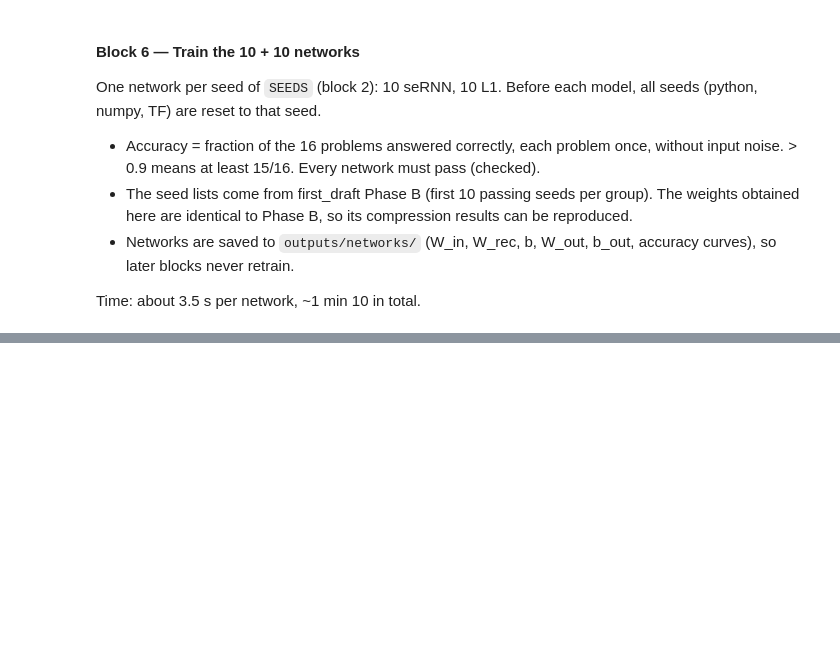
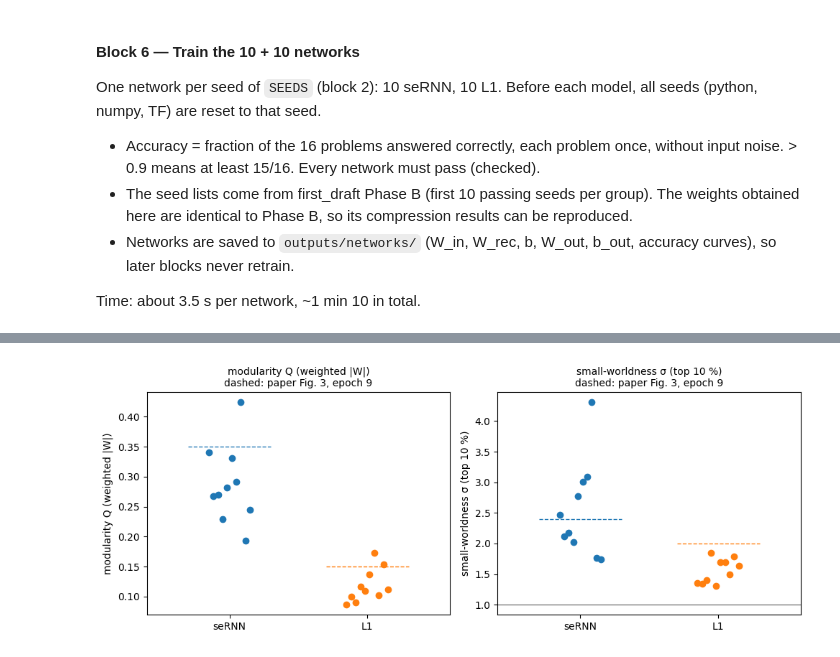
Before and after one commit to ramosleandre/Spatial_Compressibility, a Jupyter notebook: spatial_compressibility.ipynb, the cells around one changed output, grey strips where cells are left out. Cells and saved outputs as stored; diff of their text form; code cells hidden in the pictures; blank space fills up the shorter version.

```diff
--- a/spatial_compressibility.ipynb
+++ b/spatial_compressibility.ipynb
@@ -60,6 +61,12 @@ ACC_MIN = 0.9
 SEEDS = {'seRNN': [2, 5, 7, 10, 11, 13, 15, 22, 25, 31],
          'L1':    [1, 7, 8, 9, 10, 11, 12, 13, 18, 19]}
 
+# Structure of W_rec (block 7b) [PAPER Methods 'Topological analysis']
+TOP_PROP = 0.10        # small-worldness: keep the top 10 % of |w| (diagonal excluded) [PAPER] [DEMO cell 28] [CAPSULE thr = 0.1]
+MOD_GAMMA = 1          # modularity resolution parameter [PAPER] [CAPSULE modularity_und default]
+N_NULL = 1000          # random graphs for small-worldness [PAPER] [DEMO cell 33]
+NULL_SEED = 0
+
 # Where results are written
 OUT_DIR = "outputs"
 
@@ -567,0 +634,75 @@ L1    seed  7   accuracy 0.9375 (15/16)
+# %%
+# Modularity = BCT modularity_und [CAPSULE computing_topology.m], via bctpy.
+# bctpy 0.6.1 crashes with numpy 2 only in its last helper ls2ci (list of modules -> labels): replaced below.
+def ls2ci(ls, zeroindexed=False):
+    """List of modules -> community label of each node (same output as bctpy's ls2ci)."""
+    ci = np.zeros(sum(len(module) for module in ls), dtype=int)
+    for i, module in enumerate(ls):
+        ci[np.array(module, dtype=int)] = i + (0 if zeroindexed else 1)
+    return ci
+bct.algorithms.modularity.ls2ci = ls2ci
+
+def modularity(W):
+    """Q on the full weighted |W|, diagonal included [CAPSULE: modularity_und(abs(W))], made undirected."""
+    A = np.abs(W)
+    ci, Q = bct.modularity_und((A + A.T) / 2, gamma=MOD_GAMMA)
+    return ci, Q
+
+
+def binarise(W):
+    """For small-worldness: top TOP_PROP of |W| -> 1, rest -> 0, diagonal removed [PAPER] (bct.threshold_proportional = [CAPSULE]).
+    Undirected: i-j connected if either direction is kept."""
+    A = bct.threshold_proportional(np.abs(W), TOP_PROP)
+    return ((A + A.T) > 0).astype(float)
+
+def small_worldness(A):
+    """sigma = (C / C_rand) / (L / L_rand), L = 1 / global efficiency [DEMO cell 33].
+    Null: N_NULL random undirected graphs with the same number of nodes and edges [PAPER] [CAPSULE makerandCIJ_und]."""
+    C, E = np.mean(bct.clustering_coef_bu(A)), bct.efficiency_bin(A)
+    n_edges = int(A.sum() / 2)
+    rng = np.random.RandomState(NULL_SEED)
+    C_rand, E_rand = [], []
+    for _ in range(N_NULL):
+        R = bct.makerandCIJ_und(len(A), n_edges, seed=rng)
+        R = R + R.T   # bctpy returns only the upper triangle; MATLAB BCT returns CIJ + CIJ' (symmetric)
+        C_rand.append(np.mean(bct.clustering_coef_bu(R)))
+        E_rand.append(bct.efficiency_bin(R))
+    C_rand, E_rand = np.mean(C_rand), np.mean(E_rand)
+    return (C / C_rand) * (E / E_rand), C / C_rand, E_rand / E      # sigma, C/C_rand, L/L_rand
+
+rows = []
+for (group, seed), net in NETS.items():
+    ci, Q = modularity(net['W_rec'])
+    A = binarise(net['W_rec'])
+    sigma, c_ratio, l_ratio = small_worldness(A)
+    rows.append(dict(group=group, seed=seed, Q=Q, n_modules=len(np.unique(ci)), sigma=sigma,
+                     C_over_Crand=c_ratio, L_over_Lrand=l_ratio))
+structure = pd.DataFrame(rows)
+structure.to_csv(f"{OUT_DIR}/networks/structure.csv", index=False)
+display(structure.groupby('group', sort=False)[['Q', 'n_modules', 'sigma', 'C_over_Crand', 'L_over_Lrand']]
+        .agg(['mean', 'std']).round(3))
+
+# One dot per network; paper Fig. 3 values (epoch 9) as dashed lines
+COLORS = {'seRNN': 'tab:blue', 'L1': 'tab:orange'}
+PAPER = {'Q': {'seRNN': 0.35, 'L1': 0.15}, 'sigma': {'seRNN': 2.4, 'L1': 2.0}}
+fig, axs = plt.subplots(1, 2, figsize=(10, 4))
+for ax, metric, label in [(axs[0], 'Q', 'modularity Q (weighted |W|)'), (axs[1], 'sigma', 'small-worldness σ (top 10 %)')]:
+    for k, group in enumerate(SEEDS):
+        v = structure[structure.group == group][metric]
+        ax.scatter(np.full(len(v), k) + np.linspace(-0.15, 0.15, len(v)), v, color=COLORS[group])
+        ax.hlines(PAPER[metric][group], k - 0.3, k + 0.3, color=COLORS[group], ls='--', lw=1)
+    if metric == 'sigma':
+        ax.axhline(1, color='grey', lw=1)
+    ax.set_xticks([0, 1]); ax.set_xticklabels(list(SEEDS)); ax.set_xlim(-0.6, 1.6)
+    ax.set_ylabel(label); ax.set_title(f"{label}\ndashed: paper Fig. 3, epoch 9", fontsize=10)
+plt.tight_layout(); plt.show()
+
+# The 10 seRNN graphs used for σ (top 10 % binarised), units in the demo order (blocks of 20 = one y layer of the grid)
+fig, axs = plt.subplots(2, 5, figsize=(15, 7.2))
+for ax, seed in zip(axs.ravel(), SEEDS['seRNN']):
+    ax.imshow(binarise(NETS[('seRNN', seed)]['W_rec']), cmap='Greys', interpolation='nearest')
+    q = structure[(structure.group == 'seRNN') & (structure.seed == seed)].iloc[0]
+    ax.set_title(f"seRNN seed {seed}\nQ {q.Q:.2f} · σ {q.sigma:.2f}", fontsize=9)
+    ax.set_xticks([]); ax.set_yticks([])
+plt.suptitle('seRNN graphs used for σ: black = connection in the top 10 % (undirected). Q is computed on the full weighted |W|'); plt.tight_layout(h_pad=2.5); plt.show()
+# %% [output]
@@ -567,0 +714 @@ L1    seed  7   accuracy 0.9375 (15/16)
+[figure, added]
```
Also changed, not shown: parts of 16 cells of this notebook, 5 other files.
